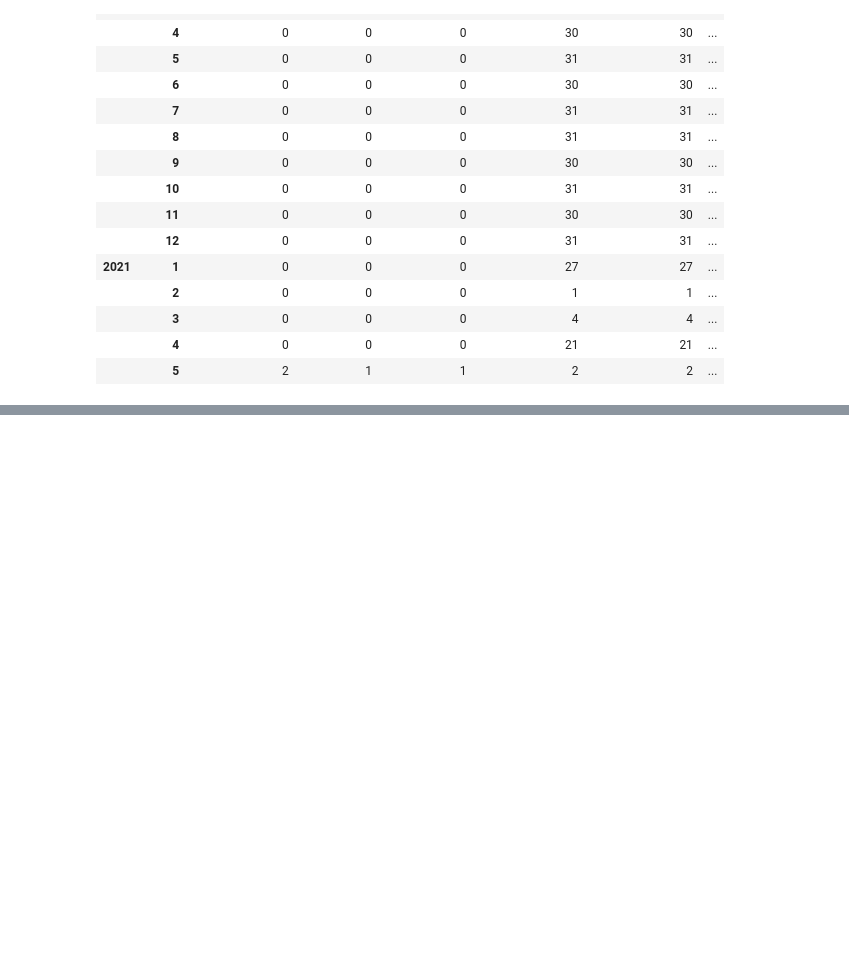
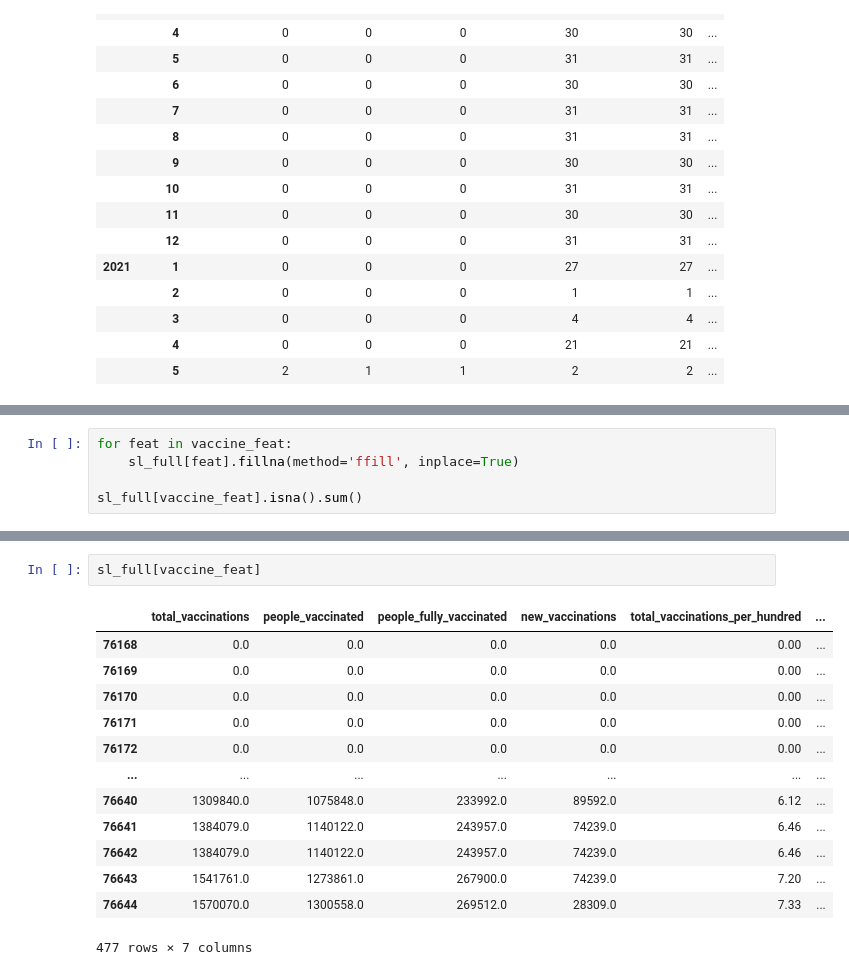
Before and after one commit to ashen007/SL_COVID_analysis, a Jupyter notebook: notebooks/case_data_analysis.ipynb, the cells around one changed output, grey strips where cells are left out. Cells and saved outputs as stored; diff of their text form; blank space fills up the shorter version.

```diff
--- a/notebooks/case_data_analysis.ipynb
+++ b/notebooks/case_data_analysis.ipynb
@@ -643,0 +678,5 @@ dtype: int64
+# %%
+for feat in vaccine_feat:
+    sl_full[feat].fillna(method='ffill', inplace=True)
+
+sl_full[vaccine_feat].isna().sum()
@@ -643,0 +692,16 @@ dtype: int64
+# %%
+sl_full[vaccine_feat]
+# %% [output]
+|  | total_vaccinations | people_vaccinated | people_fully_vaccinated | new_vaccinations | total_vaccinations_per_hundred | ... |
+| 76168 | 0.0 | 0.0 | 0.0 | 0.0 | 0.00 | ... |
+| 76169 | 0.0 | 0.0 | 0.0 | 0.0 | 0.00 | ... |
+| 76170 | 0.0 | 0.0 | 0.0 | 0.0 | 0.00 | ... |
+| 76171 | 0.0 | 0.0 | 0.0 | 0.0 | 0.00 | ... |
+| 76172 | 0.0 | 0.0 | 0.0 | 0.0 | 0.00 | ... |
+| ... | ... | ... | ... | ... | ... | ... |
+| 76640 | 1309840.0 | 1075848.0 | 233992.0 | 89592.0 | 6.12 | ... |
+| 76641 | 1384079.0 | 1140122.0 | 243957.0 | 74239.0 | 6.46 | ... |
+| 76642 | 1384079.0 | 1140122.0 | 243957.0 | 74239.0 | 6.46 | ... |
+| 76643 | 1541761.0 | 1273861.0 | 267900.0 | 74239.0 | 7.20 | ... |
+| 76644 | 1570070.0 | 1300558.0 | 269512.0 | 28309.0 | 7.33 | ... |
+477 rows × 7 columns
```
Also changed, not shown: parts of 11 cells of this notebook.
